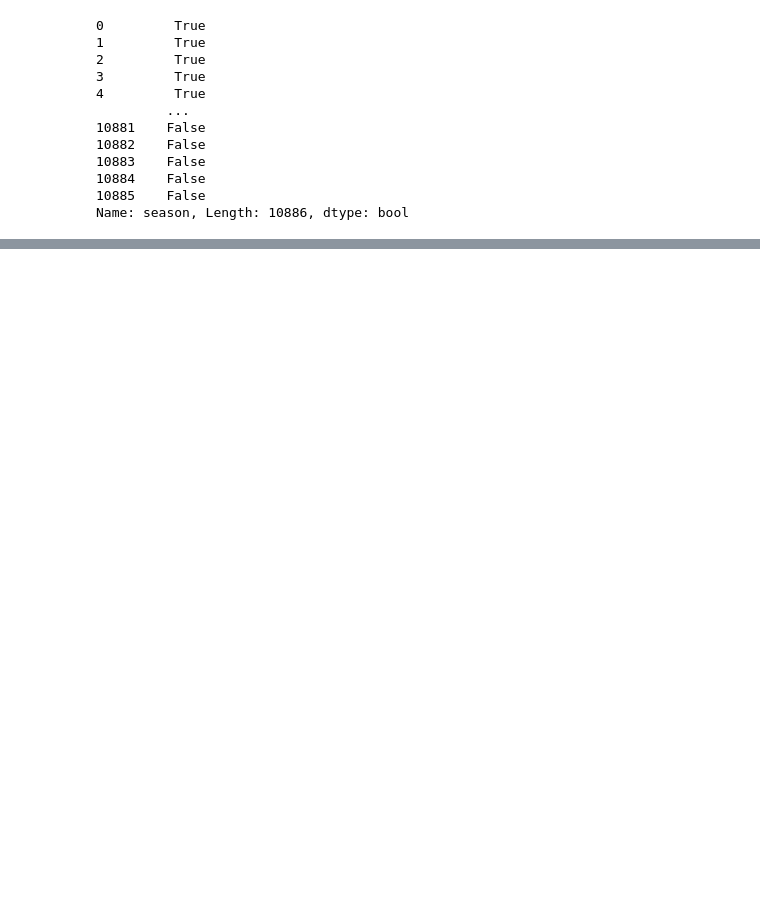
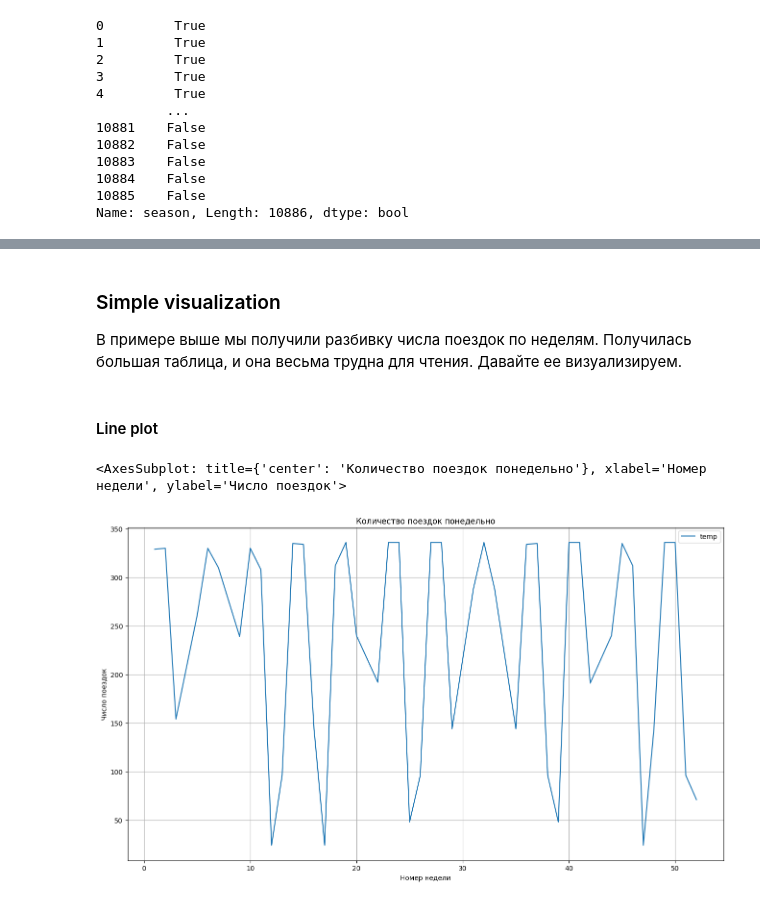
Before and after one commit to Alexey3250/Start_ML, a Jupyter notebook: Applied programming in Python Notes.ipynb, the cells around one changed output, grey strips where cells are left out. Cells and saved outputs as stored; diff of their text form; code cells hidden in the pictures; blank space fills up the shorter version.

```diff
--- a/Applied programming in Python Notes.ipynb
+++ b/Applied programming in Python Notes.ipynb
@@ -4312,0 +4719,5 @@ Name: season, Length: 10886, dtype: bool
+# %%
+# сохраним результат: создадим копию и в ней превратим колонку в pd.datetime
+df_1 = df.copy()
+df_1['datetime'] = pd.to_datetime(df_1['datetime'])
+df_1.head()
@@ -4312,0 +4785,12 @@ Name: season, Length: 10886, dtype: bool
+# %%
+# для даты можно узнать день, месяц, день недели, номер недели, год
+# документация https://pandas.pydata.org/pandas-docs/stable/user_guide/timeseries.html#time-date-components
+rents_by_week = df_1.groupby(
+    df_1['datetime'].dt.isocalendar().week
+).agg({
+    'temp': 'count'
+})
+# sample(10) - это взять 10 случайных записей
+# Чтобы была воспроизводимость, фиксируем random_state
+rents_by_week.sample(10, random_state=42)
+# количество поездок в разбивке по неделям
@@ -4312,0 +4810,22 @@ Name: season, Length: 10886, dtype: bool
+# %% [markdown]
+### Simple visualization
+
+В примере выше мы получили разбивку числа поездок по неделям.
+Получилась большая таблица, и она весьма трудна для чтения.
+Давайте ее визуализируем.
+# %% [markdown]
+#### Line plot
+# %%
+# самые простой способ - попросить pandas нарисовать
+# но контроля над картинками будет мало
+rents_by_week.plot(
+    # названия агрументов приходят из matplotlib.pyplot, см. ниже
+    xlabel='Номер недели',
+    ylabel='Число поездок',
+    title='Количество поездок понедельно',
+    grid=True,
+    figsize=(16, 9)
+)
+# %% [output]
+<AxesSubplot: title={'center': 'Количество поездок понедельно'}, xlabel='Номер недели', ylabel='Число поездок'>
+[figure, added]
```
Also changed, not shown: parts of 83 cells of this notebook, 3 other files.
